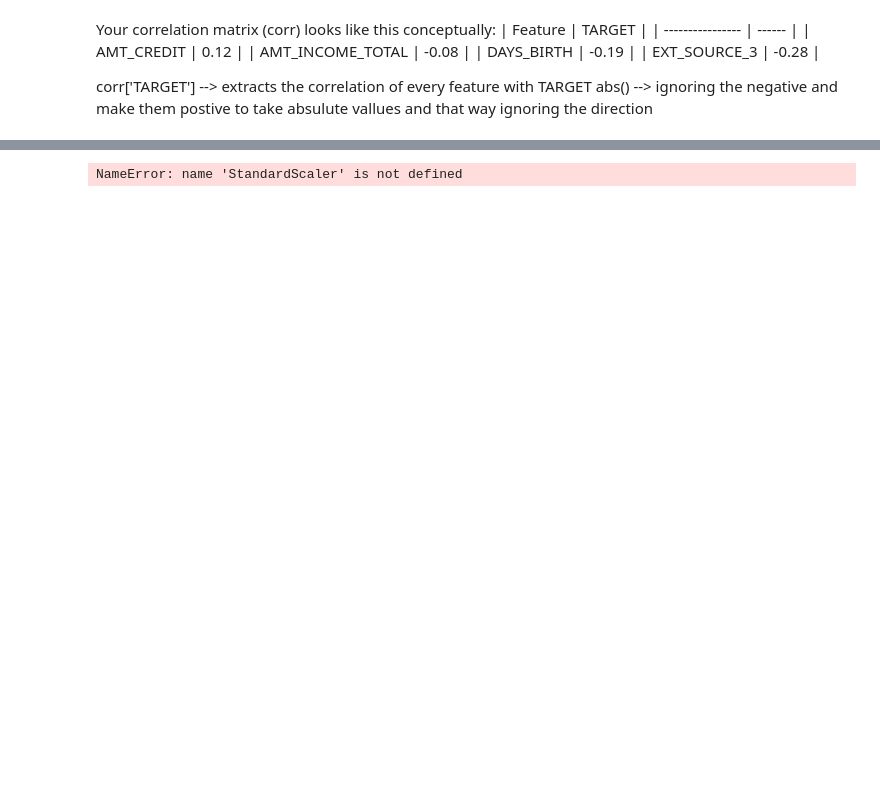
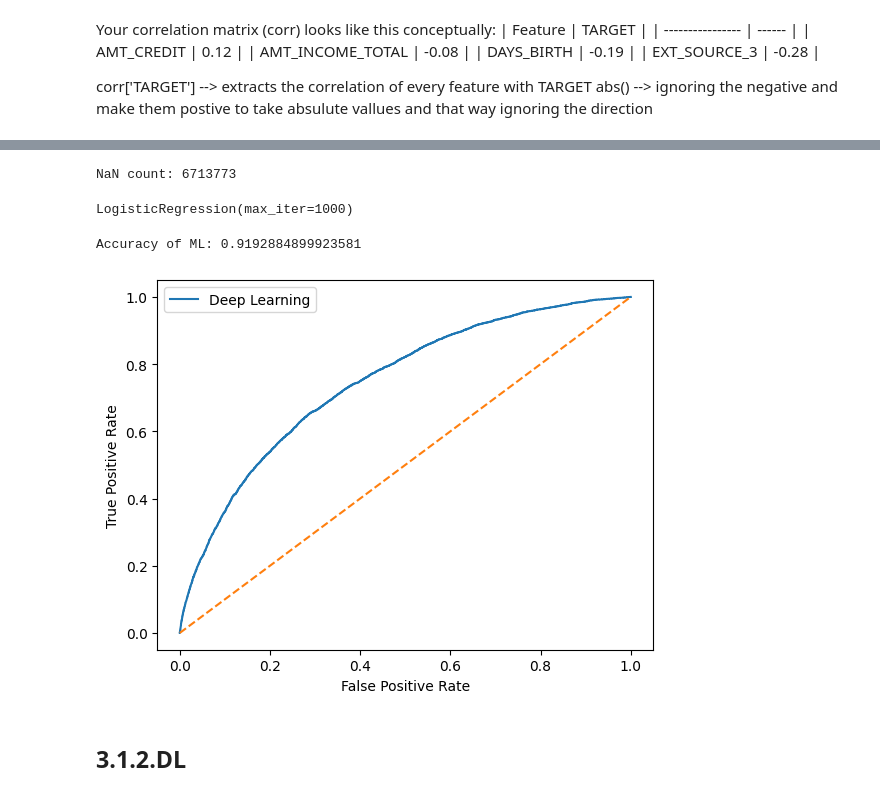
Before and after one commit to Mesterumit/Loan_Repay_-U4-END-, a Jupyter notebook: notebooks/Repay_loan_api.ipynb, the cells around one changed output, grey strips where cells are left out. Saved outputs shown, nothing was run; the diff lists cells and outputs as text; code cells hidden in the pictures; blank space fills up the shorter version.

```diff
--- a/notebooks/Repay_loan_api.ipynb
+++ b/notebooks/Repay_loan_api.ipynb
@@ -664,15 +737,33 @@ plt.show()
+# %%
+print("NaN count:", X_ML_train.isna().sum().sum())
+# %% [output]
+NaN count: 6713773
+# %%
+imputer = SimpleImputer(strategy='median')
+
+X_ML_train = pd.DataFrame(
+    imputer.fit_transform(X_ML_train),
+    columns=X_ML_train.columns,
+    index=X_ML_train.index
+)
+
+X_ML_test = pd.DataFrame(
+    imputer.transform(X_ML_test),
+    columns=X_ML_test.columns,
+    index=X_ML_test.index
+)
 # %%
 # scaling the fetaures
 scaler = StandardScaler()
 
 X_train_scaled = scaler.fit_transform(X_ML_train)
 X_test_scaled = scaler.transform(X_ML_test)
-# %% [output]
-NameError: name 'StandardScaler' is not defined
 # %%
 model_ml = LogisticRegression(max_iter=1000)
 
 model_ml.fit(X_train_scaled, y_ml_train)
+# %% [output]
+LogisticRegression(max_iter=1000)
 # %%
 # predicted classes
 y_pred_ml = model_ml.predict(X_test_scaled)
@@ -683,3 +774,18 @@ y_pred_prob_ml = model_ml.predict_proba(X_test_scaled)[:,1]
 accuracy_ml = accuracy_score(y_ml_test, y_pred_ml)
 
 print("Accuracy of ML:", accuracy_ml)
+# %% [output]
+Accuracy of ML: 0.9192884899923581
+# %%
+fpr, tpr, _ = roc_curve(y_ml_test, y_pred_prob_ml)
+
+plt.plot(fpr, tpr, label="Deep Learning")
+plt.plot([0,1],[0,1],'--')
+plt.xlabel("False Positive Rate")
+plt.ylabel("True Positive Rate")
+plt.legend()
+plt.show()
+# %% [output]
+[figure, added]
+# %% [markdown]
+## 3.1.2.DL
```
Also changed, not shown: parts of 44 cells of this notebook, 1 other file.
